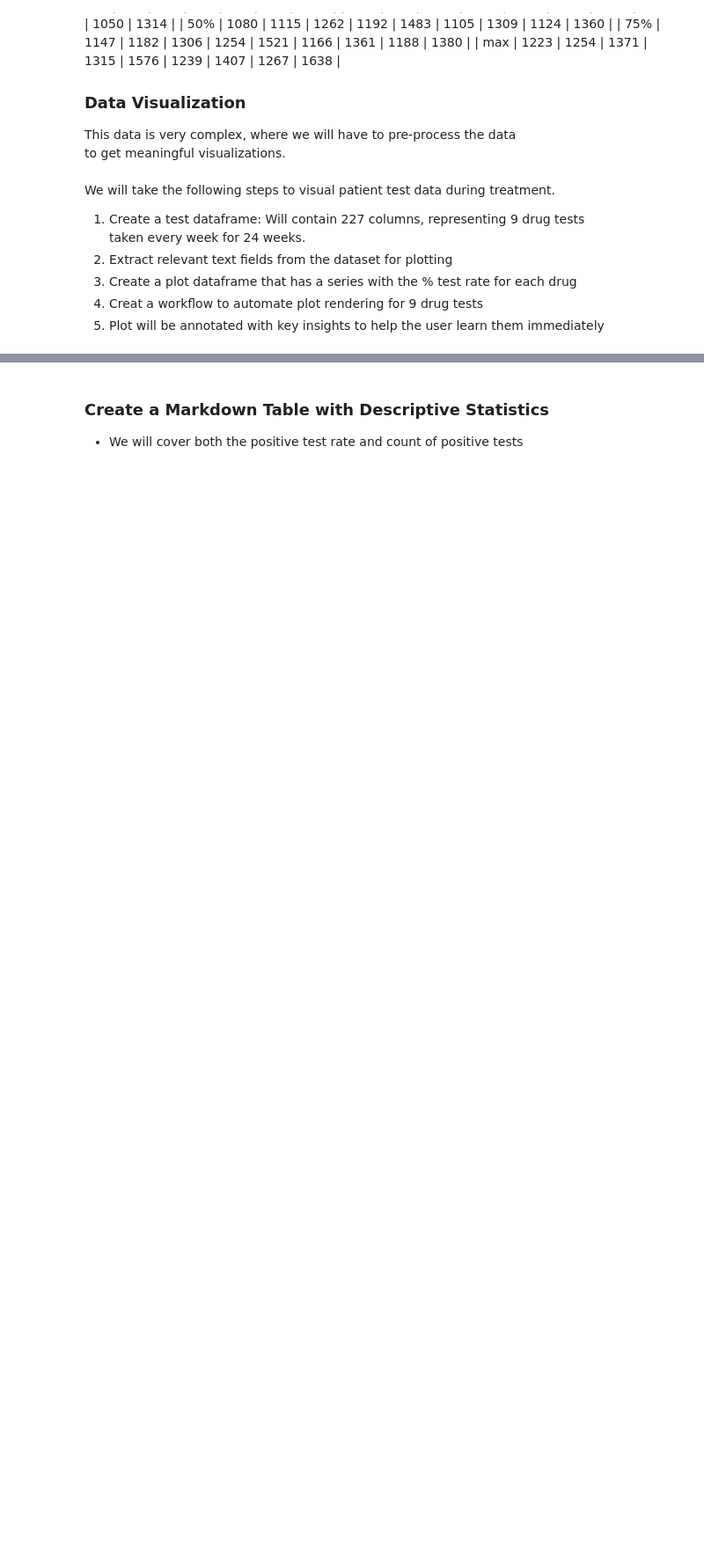
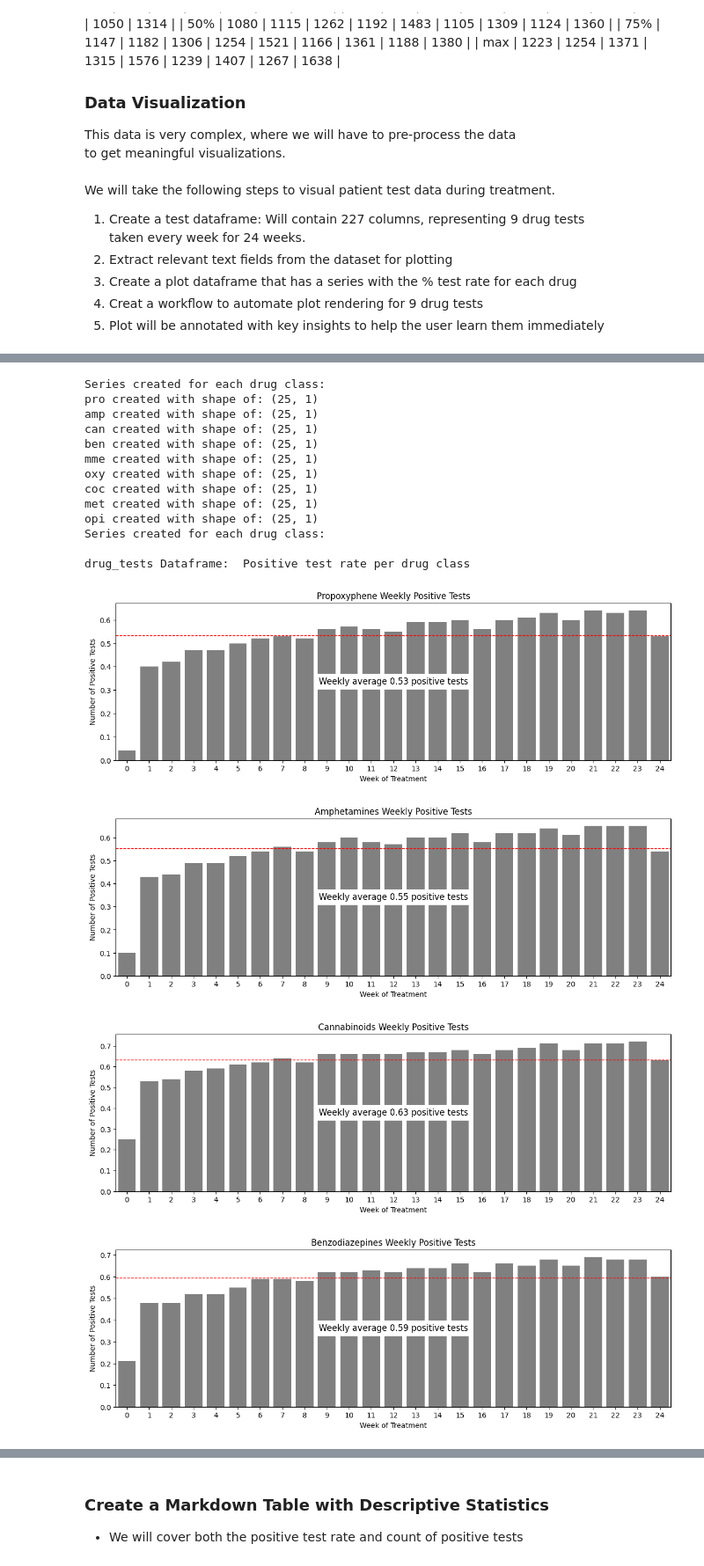
Before and after one commit to DanHerman212/precision_medicine, a Jupyter notebook: code/2_exploratory_analysis.ipynb, the cells around one changed output, grey strips where cells are left out. Shown at 88% size. Cells and saved outputs as stored; diff of their text form; code cells hidden in the pictures; blank space fills up the shorter version.

Commit message:
updated notebooks, data and functions

```diff
--- a/code/2_exploratory_analysis.ipynb
+++ b/code/2_exploratory_analysis.ipynb
@@ -327,0 +209,20 @@ for i, col in enumerate(drug_tests.columns):
+# %%
+test_df, drug_dict = helper.agg_weekly_data(data, group='test_', agg='mean')
+# %% [output]
+Series created for each drug class:
+pro created with shape of: (25, 1)
+amp created with shape of: (25, 1)
+can created with shape of: (25, 1)
+ben created with shape of: (25, 1)
+mme created with shape of: (25, 1)
+oxy created with shape of: (25, 1)
+coc created with shape of: (25, 1)
+met created with shape of: (25, 1)
+opi created with shape of: (25, 1)
+Series created for each drug class:
+
+drug_tests Dataframe:  Positive test rate per drug class
+[figure, added]
+[figure, added]
+[figure, added]
+[figure, added]
```
Also changed, not shown: parts of 6 cells of this notebook, 3 other files.
